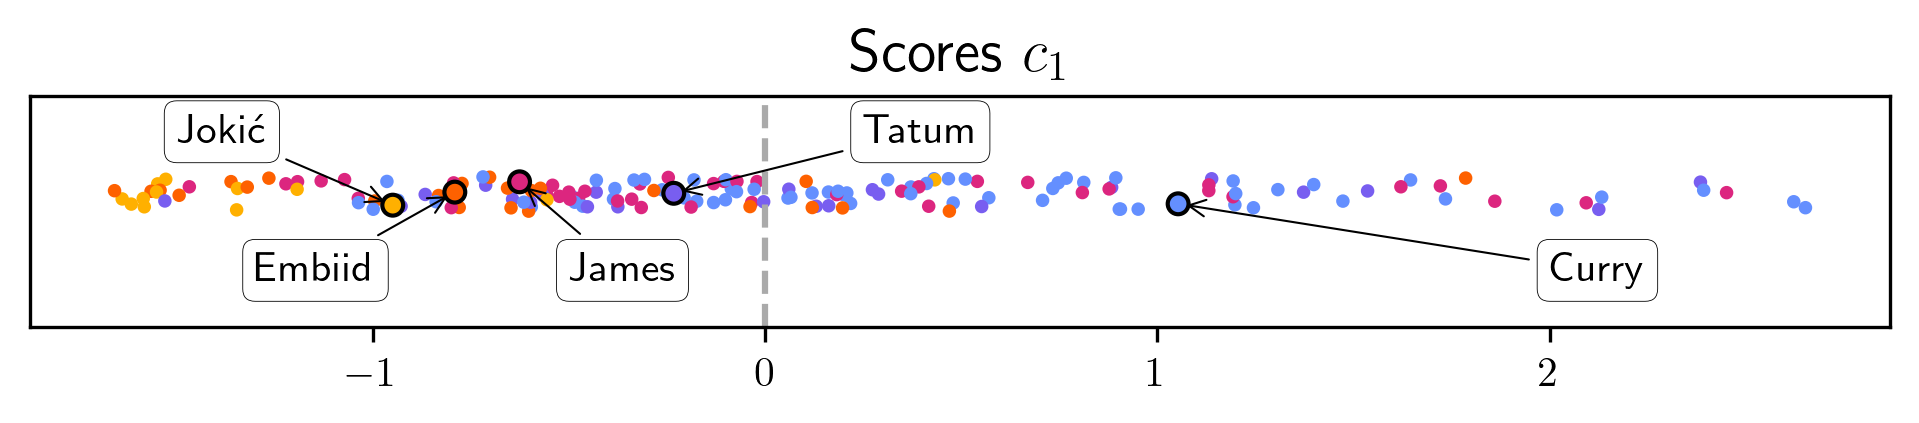
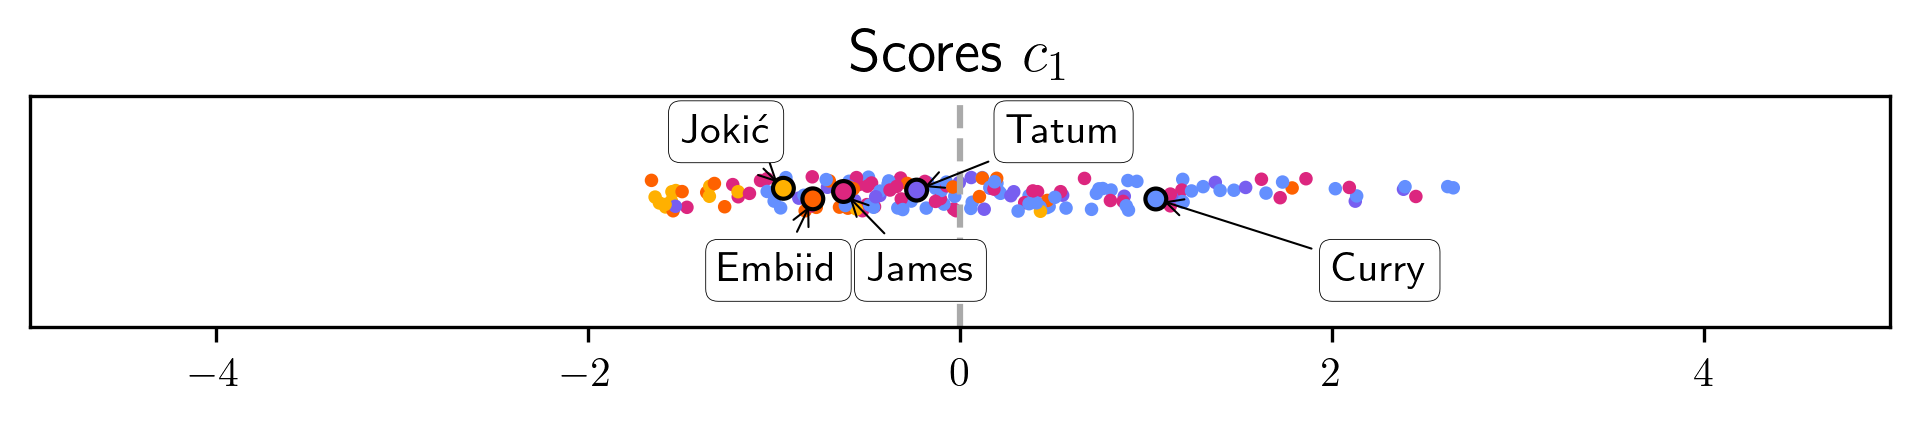
The notebook cell's code change between the first figure and the second:
--- before
+++ after
@@ -8,4 +8,5 @@
 }
 
+np.random.seed(0)
 x = new_scores[:, 0]
 y = np.repeat(0, len(scores)) + np.random.uniform(0, 3, size=len(scores))
@@ -30,4 +31,5 @@
 )
 ax.set_ylim(-10, 10)
+ax.set_xlim(-5, 5)
 ax.set_yticks([])
 

Commit: Review plots